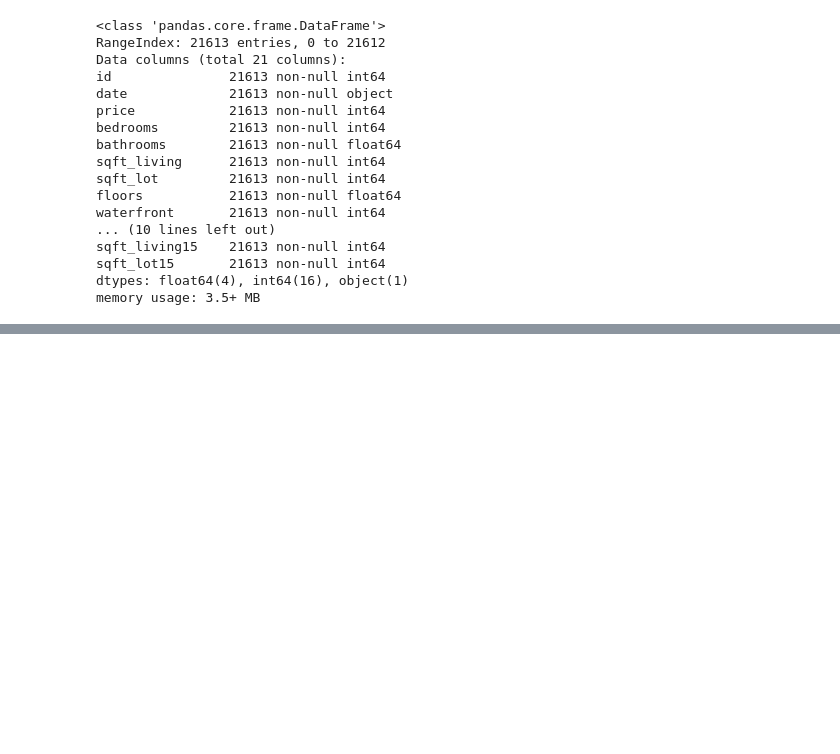
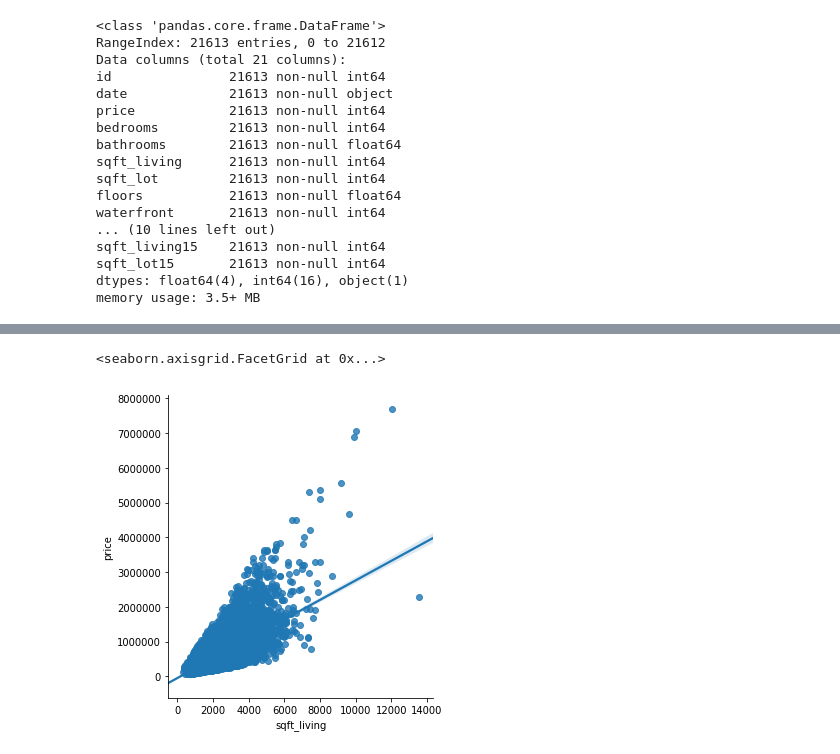
Before and after one commit to hagios2/House-Price-Prediction, a Jupyter notebook: Untitled.ipynb, the cells around one changed output, grey strips where cells are left out. Cells and saved outputs as stored; diff of their text form; code cells hidden in the pictures; blank space fills up the shorter version.

```diff
--- a/Untitled.ipynb
+++ b/Untitled.ipynb
@@ -62,0 +78,5 @@ house.
+# %%
+sns.lmplot('sqft_living', 'price', data=house)
+# %% [output]
+<seaborn.axisgrid.FacetGrid at 0x...>
+[figure, added]
```
Also changed, not shown: parts of 6 cells of this notebook.
